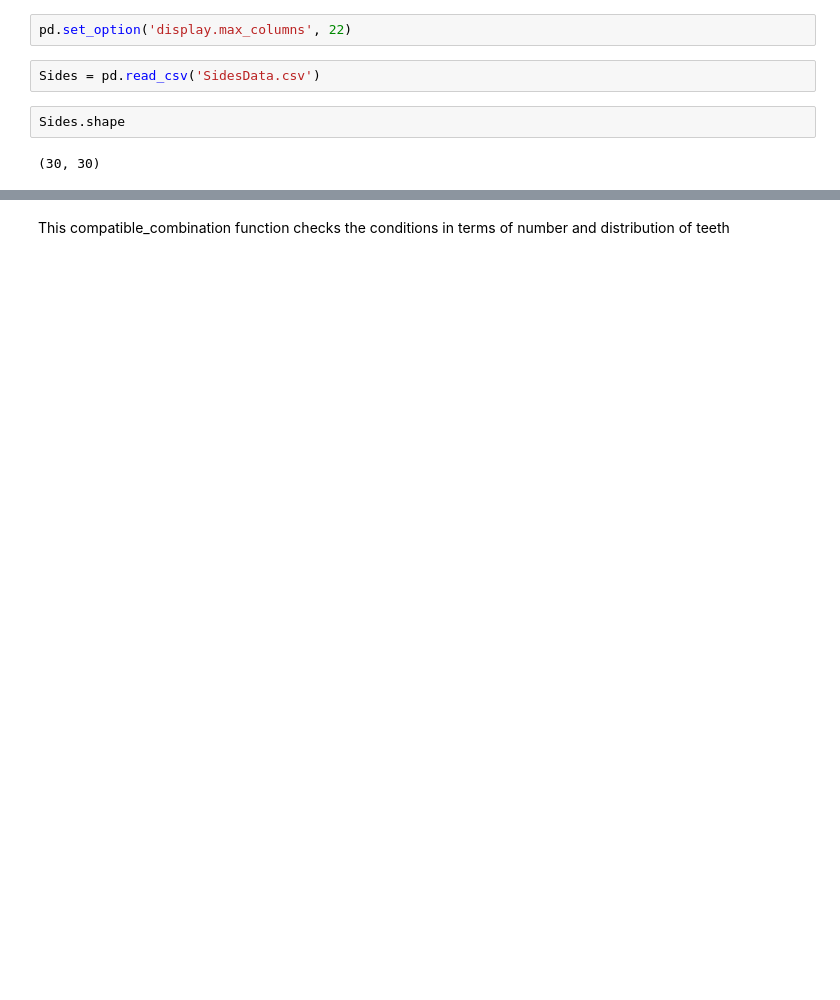
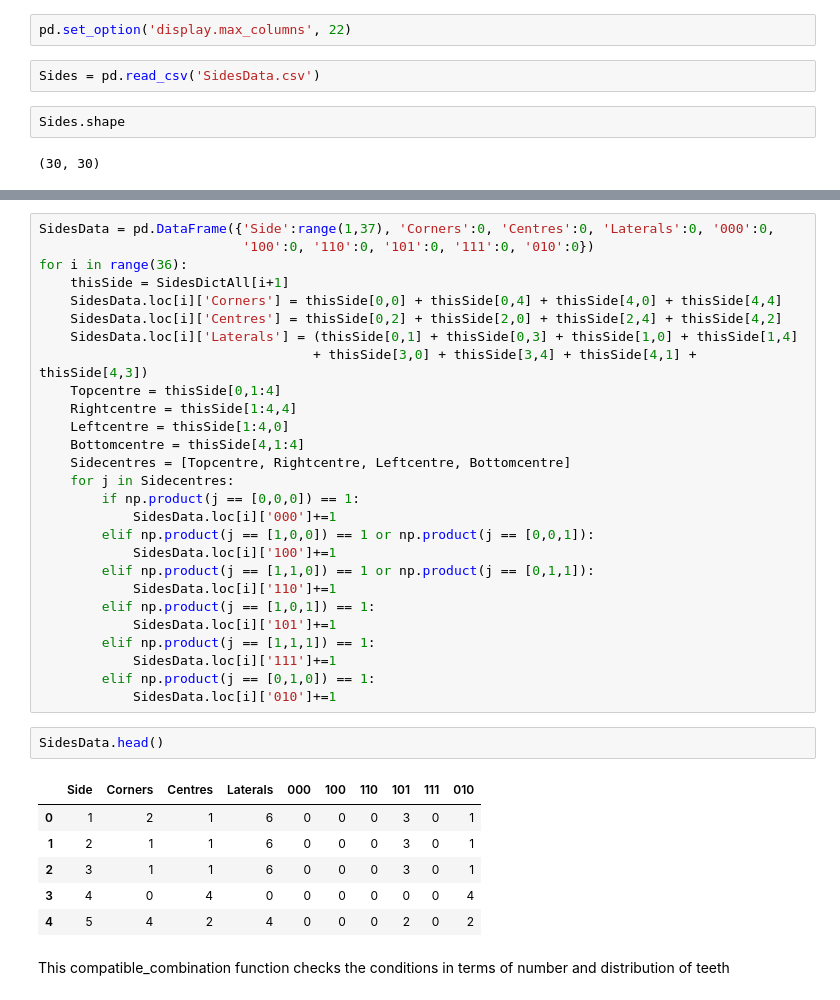
Before and after one commit to MZBasingstoke/Public, a Jupyter notebook: Hcubes/HCubes.ipynb, the cells around one changed output, grey strips where cells are left out. Drawn from its saved outputs; the diff is of its cells as text; blank space fills up the shorter version.

```diff
--- a/Hcubes/HCubes.ipynb
+++ b/Hcubes/HCubes.ipynb
@@ -77,2 +232,38 @@ for i in range(6):
+# %%
+SidesData = pd.DataFrame({'Side':range(1,37), 'Corners':0, 'Centres':0, 'Laterals':0, '000':0,
+                          '100':0, '110':0, '101':0, '111':0, '010':0})
+for i in range(36):
+    thisSide = SidesDictAll[i+1]
+    SidesData.loc[i]['Corners'] = thisSide[0,0] + thisSide[0,4] + thisSide[4,0] + thisSide[4,4]
+    SidesData.loc[i]['Centres'] = thisSide[0,2] + thisSide[2,0] + thisSide[2,4] + thisSide[4,2]
+    SidesData.loc[i]['Laterals'] = (thisSide[0,1] + thisSide[0,3] + thisSide[1,0] + thisSide[1,4]
+                                   + thisSide[3,0] + thisSide[3,4] + thisSide[4,1] + thisSide[4,3])
+    Topcentre = thisSide[0,1:4]
+    Rightcentre = thisSide[1:4,4]
+    Leftcentre = thisSide[1:4,0]
+    Bottomcentre = thisSide[4,1:4]
+    Sidecentres = [Topcentre, Rightcentre, Leftcentre, Bottomcentre]
+    for j in Sidecentres:
+        if np.product(j == [0,0,0]) == 1:
+            SidesData.loc[i]['000']+=1
+        elif np.product(j == [1,0,0]) == 1 or np.product(j == [0,0,1]):
+            SidesData.loc[i]['100']+=1
+        elif np.product(j == [1,1,0]) == 1 or np.product(j == [0,1,1]):
+            SidesData.loc[i]['110']+=1
+        elif np.product(j == [1,0,1]) == 1:
+            SidesData.loc[i]['101']+=1
+        elif np.product(j == [1,1,1]) == 1:
+            SidesData.loc[i]['111']+=1
+        elif np.product(j == [0,1,0]) == 1:
+            SidesData.loc[i]['010']+=1
+# %%
+SidesData.head()
+# %% [output]
+|  | Side | Corners | Centres | Laterals | 000 | 100 | 110 | 101 | 111 | 010 |
+| 0 | 1 | 2 | 1 | 6 | 0 | 0 | 0 | 3 | 0 | 1 |
+| 1 | 2 | 1 | 1 | 6 | 0 | 0 | 0 | 3 | 0 | 1 |
+| 2 | 3 | 1 | 1 | 6 | 0 | 0 | 0 | 3 | 0 | 1 |
+| 3 | 4 | 0 | 4 | 0 | 0 | 0 | 0 | 0 | 0 | 4 |
+| 4 | 5 | 4 | 2 | 4 | 0 | 0 | 0 | 2 | 0 | 2 |
 # %% [markdown]
 This compatible_combination function checks the conditions in terms of number and distribution of teeth
```
Also changed, not shown: parts of 50 cells of this notebook.
